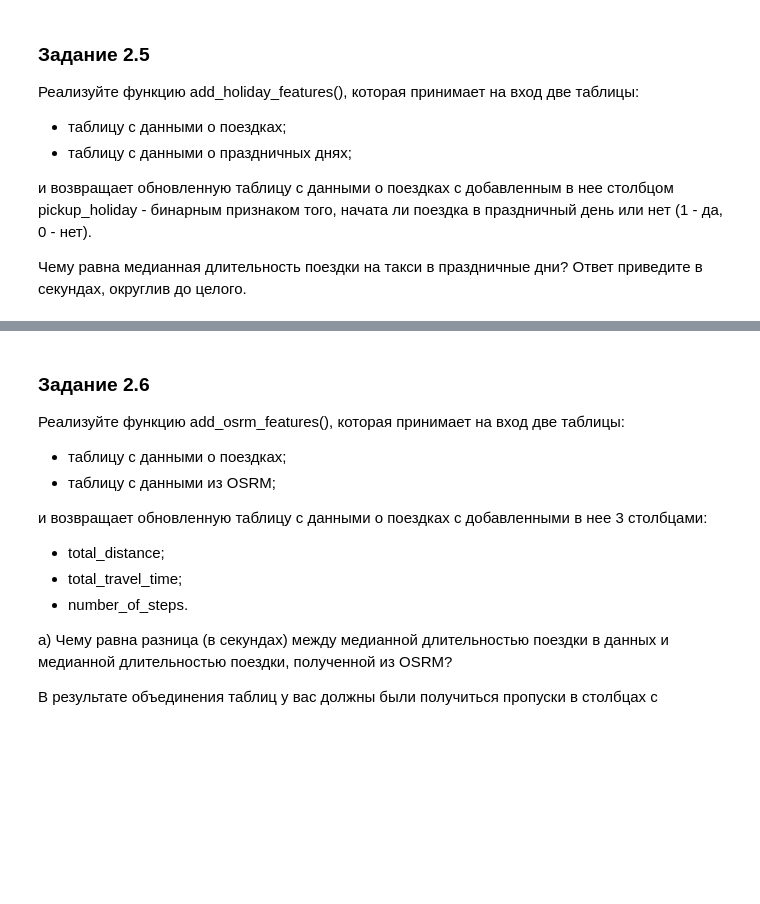
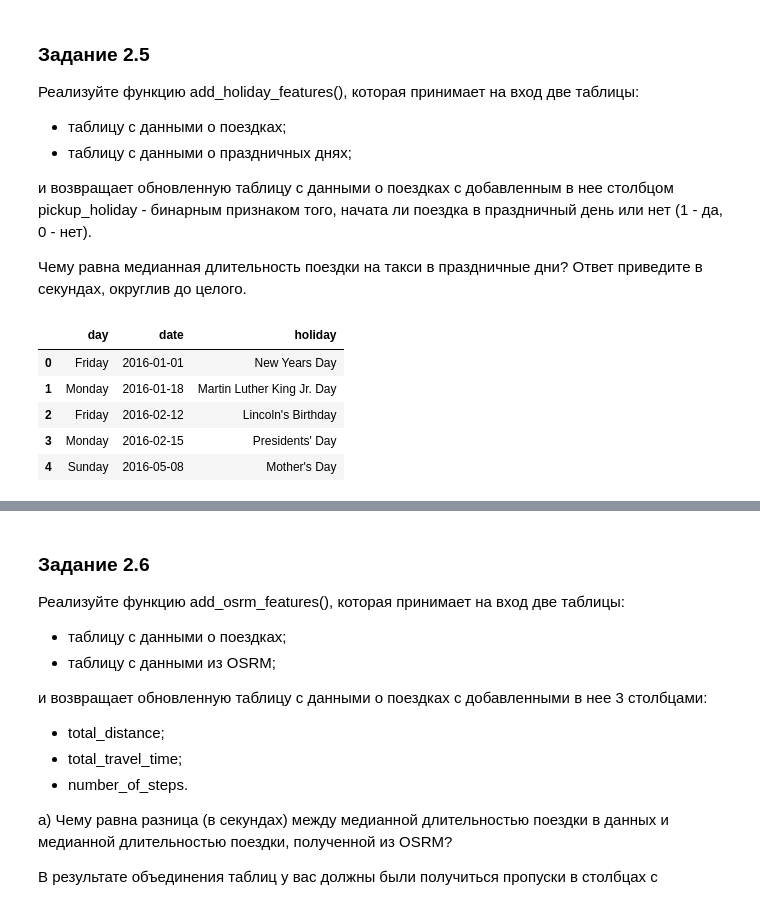
Before and after one commit to andreyshveduke/Project_5._NY_taxi_trip_duration, a Jupyter notebook: Project-5.ipynb, the cells around one changed output, grey strips where cells are left out. Cells and saved outputs as stored; diff of their text form; code cells hidden in the pictures; blank space fills up the shorter version.

```diff
--- a/Project-5.ipynb
+++ b/Project-5.ipynb
@@ -216,4 +239,11 @@ np.float64(662.0)
 Чему равна медианная длительность поездки на такси в праздничные дни? Ответ приведите в секундах, округлив до целого.
 # %%
 holiday_data = pd.read_csv('data/holiday_data.csv', sep=';')
-# ваш код здесь
+holiday_data.head()
+# %% [output]
+|  | day | date | holiday |
+| 0 | Friday | 2016-01-01 | New Years Day |
+| 1 | Monday | 2016-01-18 | Martin Luther King Jr. Day |
+| 2 | Friday | 2016-02-12 | Lincoln's Birthday |
+| 3 | Monday | 2016-02-15 | Presidents' Day |
+| 4 | Sunday | 2016-05-08 | Mother's Day |
```
Also changed, not shown: parts of 5 cells of this notebook.
